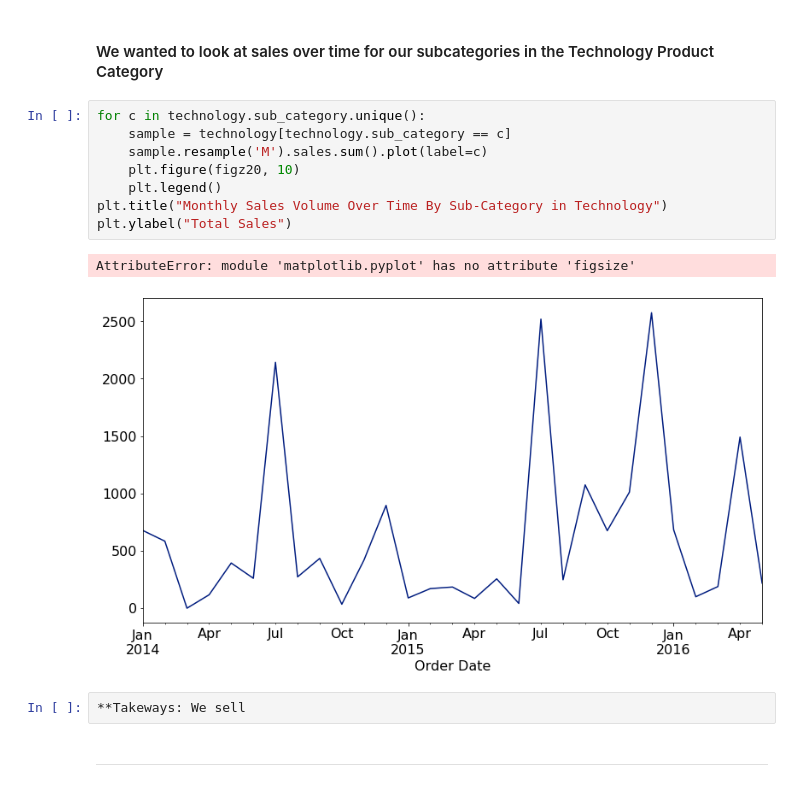
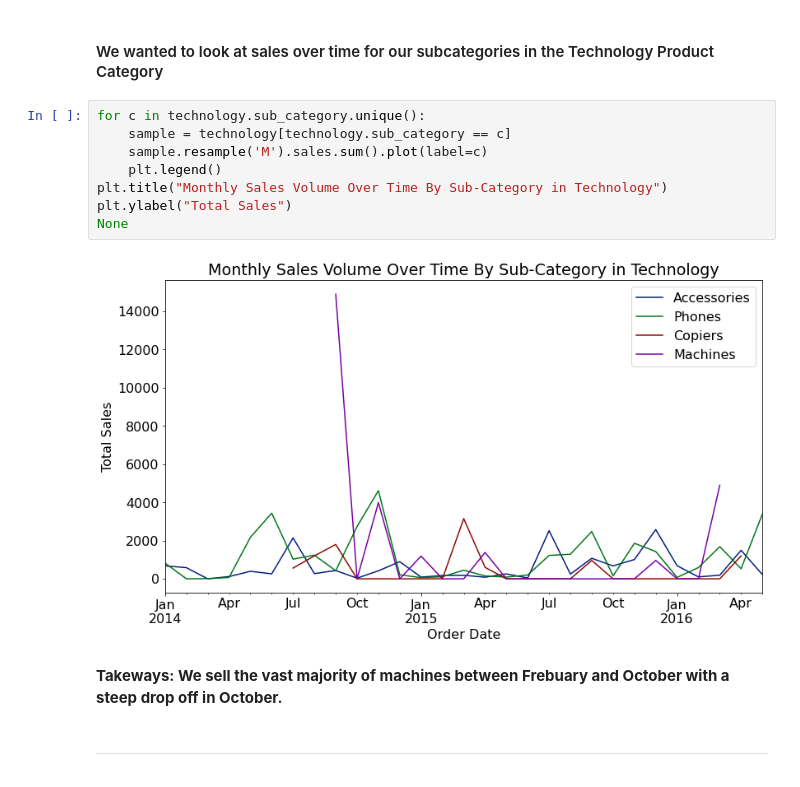
Before and after one commit to Kristofer-Rivera-and-Oliver-Ton/time_series_project, a Jupyter notebook: superstore_final.ipynb, the cells around one changed output. Drawn from its saved outputs; the diff is of its cells as text.

Commit message:
Added visualization to exploration.

```diff
--- a/superstore_final.ipynb
+++ b/superstore_final.ipynb
@@ -170,16 +170,15 @@ None
 # %%
 for c in technology.sub_category.unique():
     sample = technology[technology.sub_category == c]
     sample.resample('M').sales.sum().plot(label=c)
-    plt.figure(figz20, 10)
     plt.legend()
 plt.title("Monthly Sales Volume Over Time By Sub-Category in Technology")
 plt.ylabel("Total Sales")
+None
 # %% [output]
-AttributeError: module 'matplotlib.pyplot' has no attribute 'figsize'
-[figure, old version]
+[figure, new version]
-# %%
-**Takeways: We sell
+# %% [markdown]
+**Takeways: We sell the vast majority of machines between Frebuary and October with a steep drop off in October.**
 # %% [markdown]
 ---
 # %% [markdown]
```
